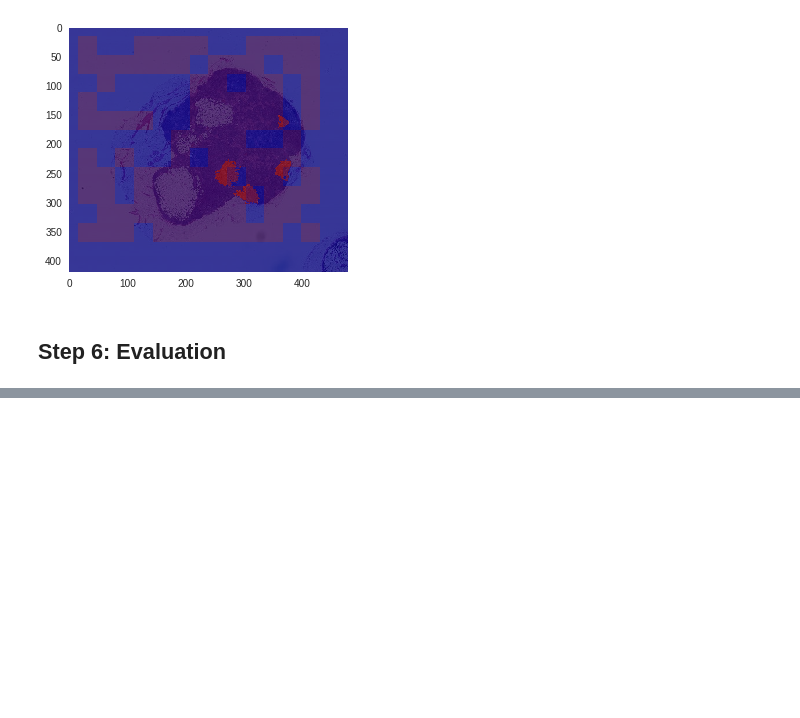
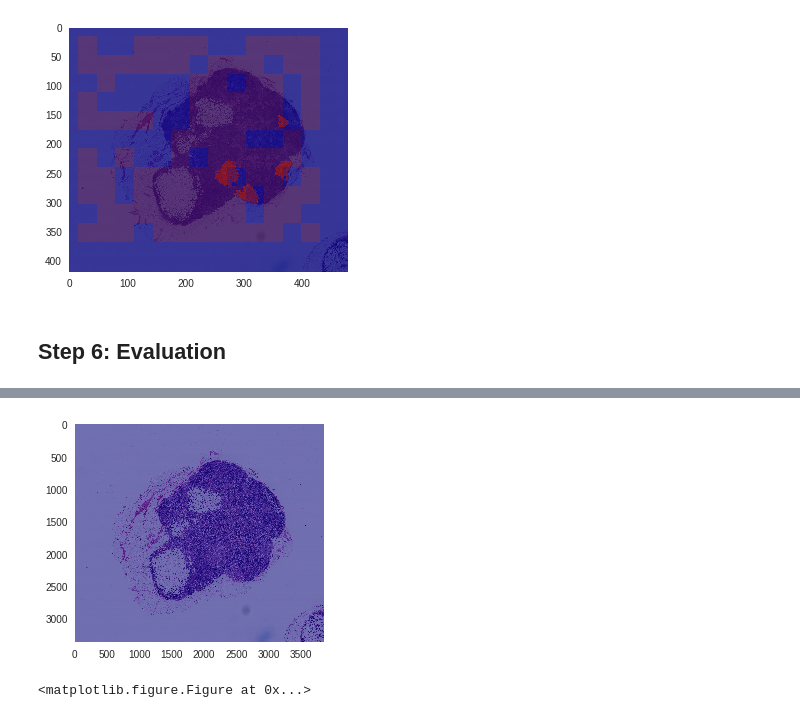
Before and after one commit to abx67/Applied-Deep-Learning, a Jupyter notebook: fan_baseline_2_0.ipynb, the cells around one changed output, grey strips where cells are left out. Cells and saved outputs as stored; diff of their text form; code cells hidden in the pictures; blank space fills up the shorter version.

```diff
--- a/fan_baseline_2_0.ipynb
+++ b/fan_baseline_2_0.ipynb
@@ -526,0 +513,8 @@ plt.show()
+# %%
+# As mentioned in class, we can improve efficiency by ignoring non-tissue areas
+# of the slide. We'll find these by looking for all gray regions.
+def find_tissue_pixels(image, intensity=0.8):
+    im_gray = rgb2gray(image)
+    assert im_gray.shape == (image.shape[0], image.shape[1])
+    indices = np.where(im_gray <= intensity)
+    return zip(indices[0], indices[1])
@@ -526,0 +558,10 @@ plt.show()
+# %%
+tissue_coor_list = find_tissue_pixels(slide_image)
+w, h = mask_image.shape
+mask_image_trip = np.ones(mask_image.shape) * 2
+
+for (x, y) in tissue_coor_list:
+  mask_image_trip[x][y] = mask_image[x][y]
+
+del mask_image
+gc.collect()
@@ -526,0 +570,8 @@ plt.show()
+# %%
+# zoom_level=5
+window_size=299
+center_size=128
+stride=128
+patches, labels=extract_patches_labels(slide_image,mask_image_trip,zoom_level,x=0,y=0,
+                                       window_size=window_size,center_size=center_size,stride=stride)
+np.unique(labels,return_counts = True)
@@ -526,0 +616,15 @@ plt.show()
+# %%
+label_pred = base_model.predict(patches)
+mask_pred = label2mask(label_pred, mask_size, center_size = 128, window_size = 299, stride = 128, center = True)
+# %%
+# plt.imshow(slide_image)
+# plt.imshow(mask_image,cmap='jet',alpha=0.5)
+# plt.show()
+plt.imshow(slide_image)
+plt.imshow(mask_pred,cmap='jet',alpha=0.5)
+plt.grid(False)
+plt.show()
+plt.savefig('result.jpg')
+# %% [output]
+[figure, added]
+<matplotlib.figure.Figure at 0x...>
```
Also changed, not shown: parts of 14 cells of this notebook.
